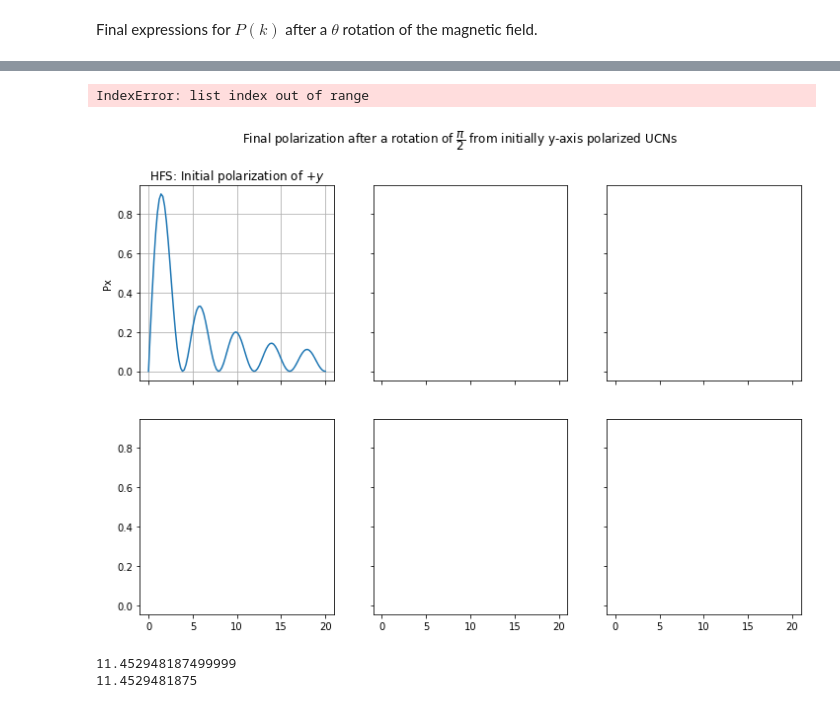
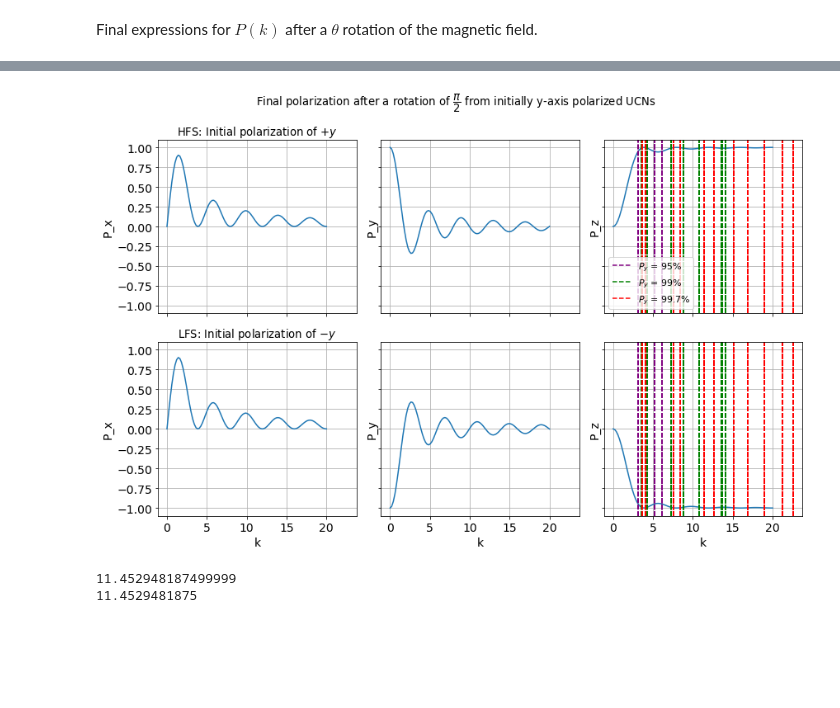
Before and after one commit to eklem1/AdiabaticSpinTransp, a Jupyter notebook: AdiabaticParameterRequirements.ipynb, the cells around one changed output, grey strips where cells are left out. Cells and saved outputs as stored; diff of their text form; code cells hidden in the pictures; blank space fills up the shorter version.

```diff
--- a/AdiabaticParameterRequirements.ipynb
+++ b/AdiabaticParameterRequirements.ipynb
@@ -54,9 +56,10 @@ $\displaystyle k = \frac{4.60517018598809}{\pi} = 1.46587119775886$
 def P_straight(k):
     return 1-np.exp(-np.pi*k)
 
-k_arr = np.linspace(0, 20, 100)
+k_arr = np.linspace(0, 3, 1000)
+plt.rcParams.update({'font.size': 12})
 
-plt.plot(k_arr[:20], P_straight(k_arr[:20]))
+plt.plot(k_arr, P_straight(k_arr))
 plt.axvline(x=P_95, color='purple', linestyle='--', label=f"$P_y$ = 95%, k={P_95:.4}")
 plt.axvline(x=P_98, color='g', linestyle='--', label=f"$P_y$ = 98%, k={P_98:.4}")
 plt.axvline(x=P_99, color='r', linestyle='--', label=f"$P_y$ = 99%, k={P_99:.4}")
@@ -67,6 +70,6 @@ plt.xlabel('k')
 plt.ylabel('$P_y$')
 plt.grid()
 plt.legend()
-plt.savefig('Photos/Kgraphs_req_straight.jpg')
+plt.savefig('Photos/Kgraphs_req_straight.pdf')
 plt.show()
 # %% [output]
@@ -100,13 +103,15 @@ def P_tot(theta, k): #this should just stay at 1, which it does
     return np.sqrt( Px(theta, k)**2 +  Py(theta, k)**2 +  Pz(theta, k)**2)
 # %%
 fig, axs = plt.subplots(2, 3, figsize=(12,8), sharex=True, sharey=True)
+plt.rcParams.update({'font.size': 14})
+
 plt.suptitle("Final polarization after a rotation of $\dfrac{\pi}{2}$ from initially y-axis polarized UCNs")
 k_arr = np.linspace(0, 20, 100)
 
 theta_arr = np.pi/2
 theta_arr_lab = "\dfrac{\pi}{2}"
 direction = [0,1,2]
-direction_lab = ["Px", "Py", "Pz"]
+direction_lab = ["P_x", "P_y", "P_z"]
 #for switching between high and low field seeker intial polarization
 LFS_arr = [False, True]
 intial_P = [[0, 1, 0], [0, -1, 0]]
@@ -117,13 +122,14 @@ wanted_final_P = [[0, 0, 1],[0, 0, -1]]
 
 j = 0
 for P in intial_P:
-    axs[j, 0].set_title("{}: Initial polarization of {}".format(seekers_arr[j], intial_P_arr[j]))
+    axs[j, 1].set_title("{}: Initial polarization of {}".format(seekers_arr[j], intial_P_arr[j]))
 
     for i in direction:
         axs[j, i].plot(k_arr, P_vec(t, k_arr, LFS_arr[j])[i])
         axs[j, i].axhline(y=P[i], color='r', linestyle=':', label="Initial polarization")
-        axs[j, i].axhline(y=wanted_final_P[j][i], color='orange', linestyle='-.', label="Desired final polarization")
-        axs[j, i].set_ylabel(direction_lab[i])
+        axs[j, i].axhline(y=wanted_final_P[j][i], color='orange', linestyle='-.',
+                          label="Desired final polarization")
+        axs[j, i].set_ylabel(f"${direction_lab[i]}$")
         axs[j, i].grid()
 
     j += 1
@@ -132,8 +138,8 @@ axs[0,0].legend()
 axs[1,0].set_xlabel("k")
 axs[1,1].set_xlabel("k")
 axs[1,2].set_xlabel("k")
-plt.tight_layout()
-# plt.savefig('Photos/Kgraphs_req.jpg')
+# plt.tight_layout()
+plt.savefig('Photos/Kgraphs_2.pdf')
 
 plt.show()
 # %% [output]
@@ -183,37 +229,49 @@ No algorithms are implemented to solve equation P_z - (k**2 + cos(pi*sqrt(k**2 +
 # %%
 fig, axs = plt.subplots(2, 3, figsize=(12,8), sharex=True, sharey=True)
+plt.rcParams.update({'font.size': 11})
+
 plt.suptitle("Final polarization after a rotation of $\dfrac{\pi}{2}$ from initially y-axis polarized UCNs")
 # Values of $k$
+
+colorArr = ['purple', 'g', 'r', 'orange']
 
 j = 0
 for P in intial_P:
     axs[j, 0].set_title("{}: Initial polarization of {}".format(seekers_arr[j], intial_P_arr[j]))
 
     for i in direction:
         axs[j, i].plot(k_arr, P_vec(t, k_arr, LFS_arr[j])[i])
         axs[j, i].set_ylabel(direction_lab[i])
         axs[j, i].grid()
-        for n, Per in enumerate(precent):
-#             print(zArr[n])
-            axs[j, i].axvline(x=zArr[n], color='purple', linestyle='--', label=f"$P_y$ = {Per}%, k={zArr[n]:.4}")
+        if i==2:
+            for n, Per in enumerate(precent):
+    #             print(zArr[n])
+                for v in zArr[n]:
+                    axs[j, i].axvline(x=v, color=colorArr[n], linestyle='--', \
+                                  label=f"$P_y$ = {Per}%") #, k={v:.4}")
 
     j += 1
+
+#removes repeated labels so this doesn't look silly
+handles, labels = plt.gca().get_legend_handles_labels()
+by_label = dict(zip(labels, handles))
+# print(by_label)
+axs[0,2].legend(by_label.values(), by_label.keys())
 
 # plt.axvline(x=P_95, color='purple', linestyle='--', label=f"$P_y$ = 95%, k={P_95:.4}")
 # plt.axvline(x=P_98, color='g', linestyle='--', label=f"$P_y$ = 98%, k={P_98:.4}")
 # plt.axvline(x=P_99, color='r', linestyle='--', label=f"$P_y$ = 99%, k={P_99:.4}")
 # plt.axvline(x=P_999, color='orange', linestyle='--', label=f"$P_y$ = 99.9%, k={P_999:.4}")
 
-axs[0,0].legend()
+# axs[0,2].legend()
 axs[1,0].set_xlabel("k")
 axs[1,1].set_xlabel("k")
 axs[1,2].set_xlabel("k")
 plt.tight_layout()
-plt.savefig('Photos/Kgraphs_req.jpg')
+# plt.savefig('Photos/Kgraphs_req2.pdf')
 plt.show()
 # %% [output]
-IndexError: list index out of range
-[figure, old version]
+[figure, new version]
 # %%
 #equation 2 in the CDR - Sect 4.1 for the value of k
 def K_equ2(B, dbdx, v_n):
```
Also changed, not shown: parts of 8 cells of this notebook, 12 other files.
